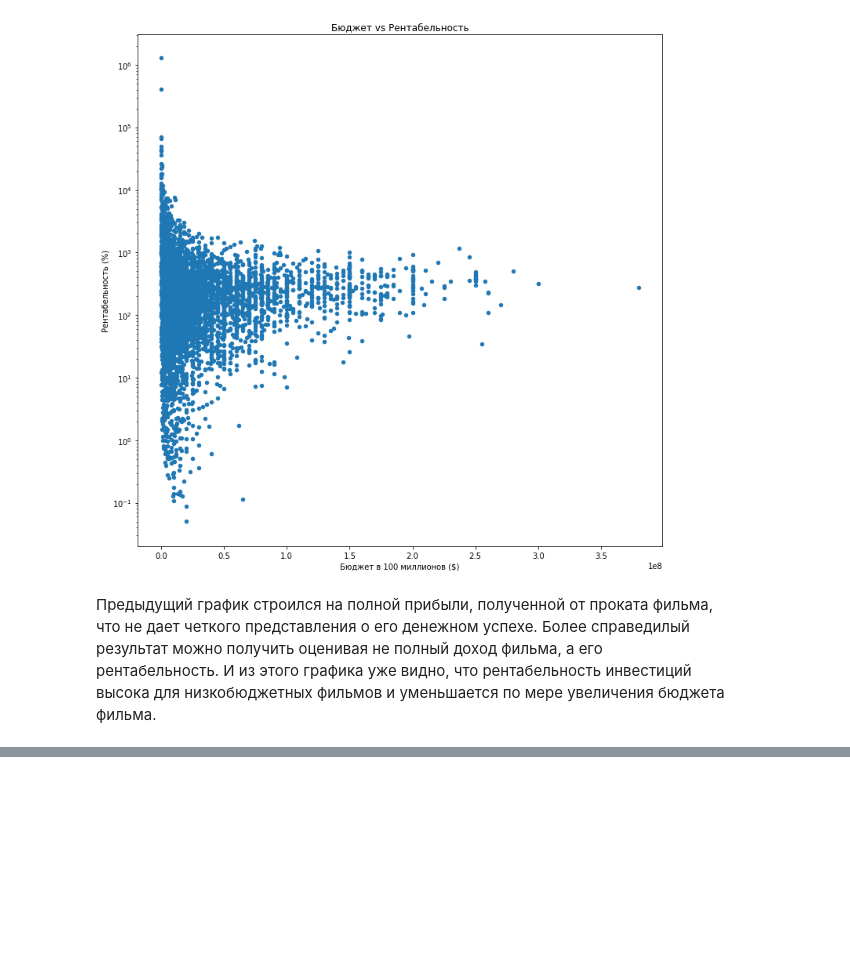
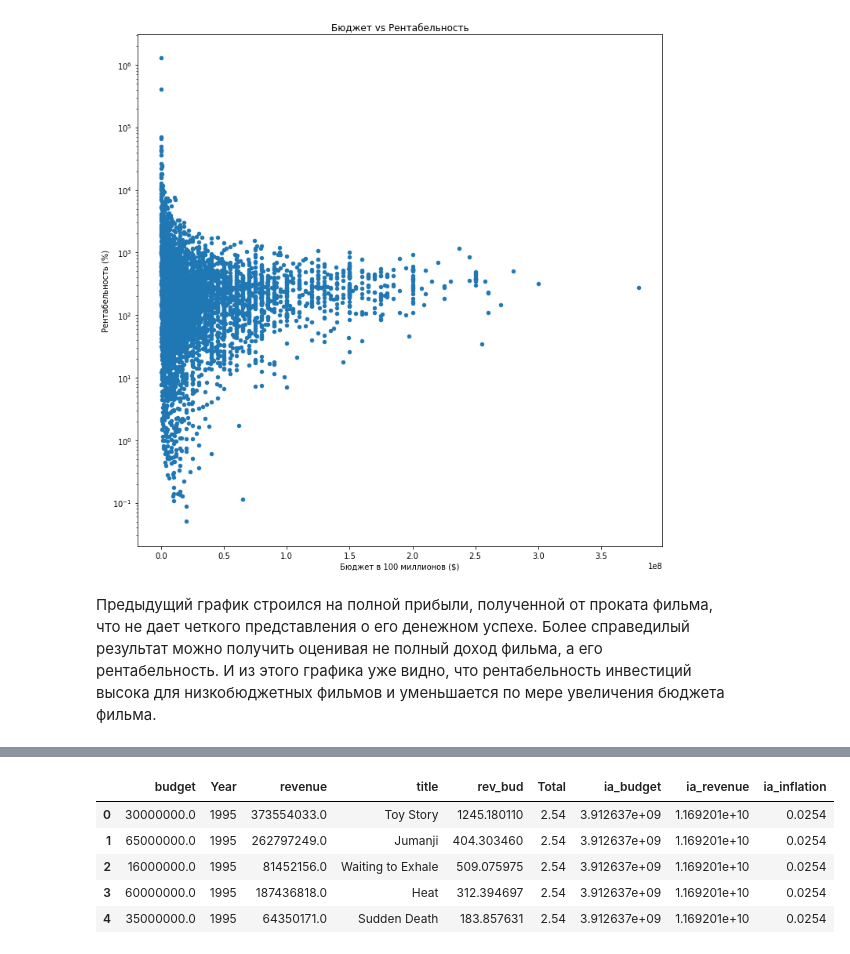
Before and after one commit to haema5/Further_Mathematics, a Jupyter notebook: theory of chances/project/pr_imdb.ipynb, the cells around one changed output, grey strips where cells are left out. Cells and saved outputs as stored; diff of their text form; code cells hidden in the pictures; blank space fills up the shorter version.

```diff
--- a/theory of chances/project/pr_imdb.ipynb
+++ b/theory of chances/project/pr_imdb.ipynb
@@ -193,3 +193,6 @@ plt.show()
 [figure]
 # %% [markdown]
 Предыдущий график строился на полной прибыли, полученной от проката фильма, что не дает четкого представления о его денежном успехе. Более справедилый результат можно получить оценивая не полный доход фильма, а его рентабельность. И из этого графика уже видно, что рентабельность инвестиций высока для низкобюджетных фильмов и уменьшается по мере увеличения бюджета фильма.
+# %%
+us_inf = pd.read_csv('inflation.csv', dtype='unicode')
+us_inf.info()
@@ -195,0 +244,12 @@ plt.show()
+# %%
+df['ia_inflation'] = (df.Total / 100)
+df['ia_budget'] = np.dot(df['budget'], df['ia_inflation'])
+df['ia_revenue'] = np.dot(df['revenue'], df['ia_inflation'])
+df.head()
+# %% [output]
+|  | budget | Year | revenue | title | rev_bud | Total | ia_budget | ia_revenue | ia_inflation |
+| 0 | 30000000.0 | 1995 | 373554033.0 | Toy Story | 1245.180110 | 2.54 | 3.912637e+09 | 1.169201e+10 | 0.0254 |
+| 1 | 65000000.0 | 1995 | 262797249.0 | Jumanji | 404.303460 | 2.54 | 3.912637e+09 | 1.169201e+10 | 0.0254 |
+| 2 | 16000000.0 | 1995 | 81452156.0 | Waiting to Exhale | 509.075975 | 2.54 | 3.912637e+09 | 1.169201e+10 | 0.0254 |
+| 3 | 60000000.0 | 1995 | 187436818.0 | Heat | 312.394697 | 2.54 | 3.912637e+09 | 1.169201e+10 | 0.0254 |
+| 4 | 35000000.0 | 1995 | 64350171.0 | Sudden Death | 183.857631 | 2.54 | 3.912637e+09 | 1.169201e+10 | 0.0254 |
```
Also changed, not shown: parts of 6 cells of this notebook, 1 other file.
